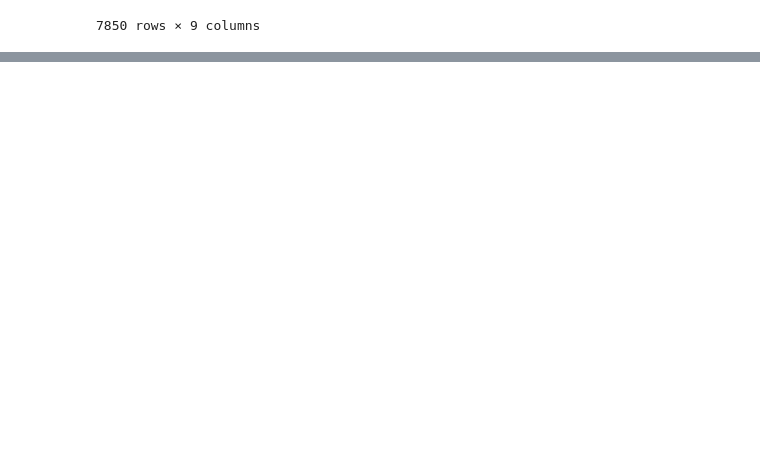
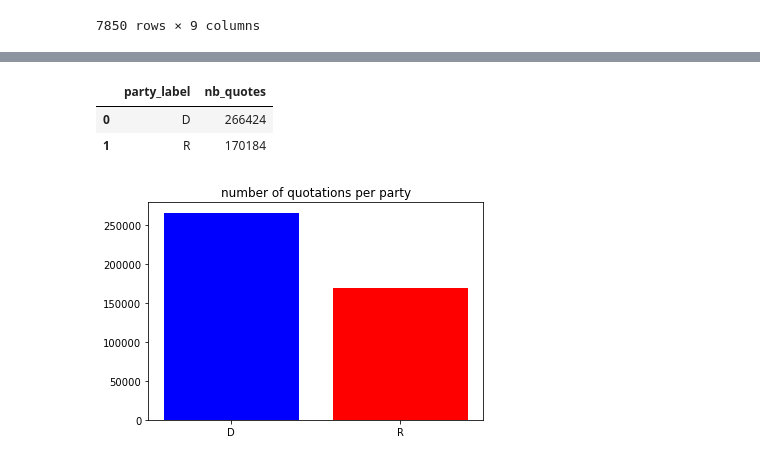
Before and after one commit to epfl-ada/ada-2021-project-mmng, a Jupyter notebook: nicky_sentence_analysis.ipynb, the cells around one changed output, grey strips where cells are left out. Cells and saved outputs as stored; diff of their text form; code cells hidden in the pictures; blank space fills up the shorter version.

```diff
--- a/nicky_sentence_analysis.ipynb
+++ b/nicky_sentence_analysis.ipynb
@@ -346,0 +335,7 @@ array
+# %%
+plot_number_of_quotes_per_party(uncleaned_df)
+# %% [output]
+|  | party_label | nb_quotes |
+| 0 | D | 266424 |
+| 1 | R | 170184 |
+[figure, added]
```
Also changed, not shown: parts of 14 cells of this notebook.
